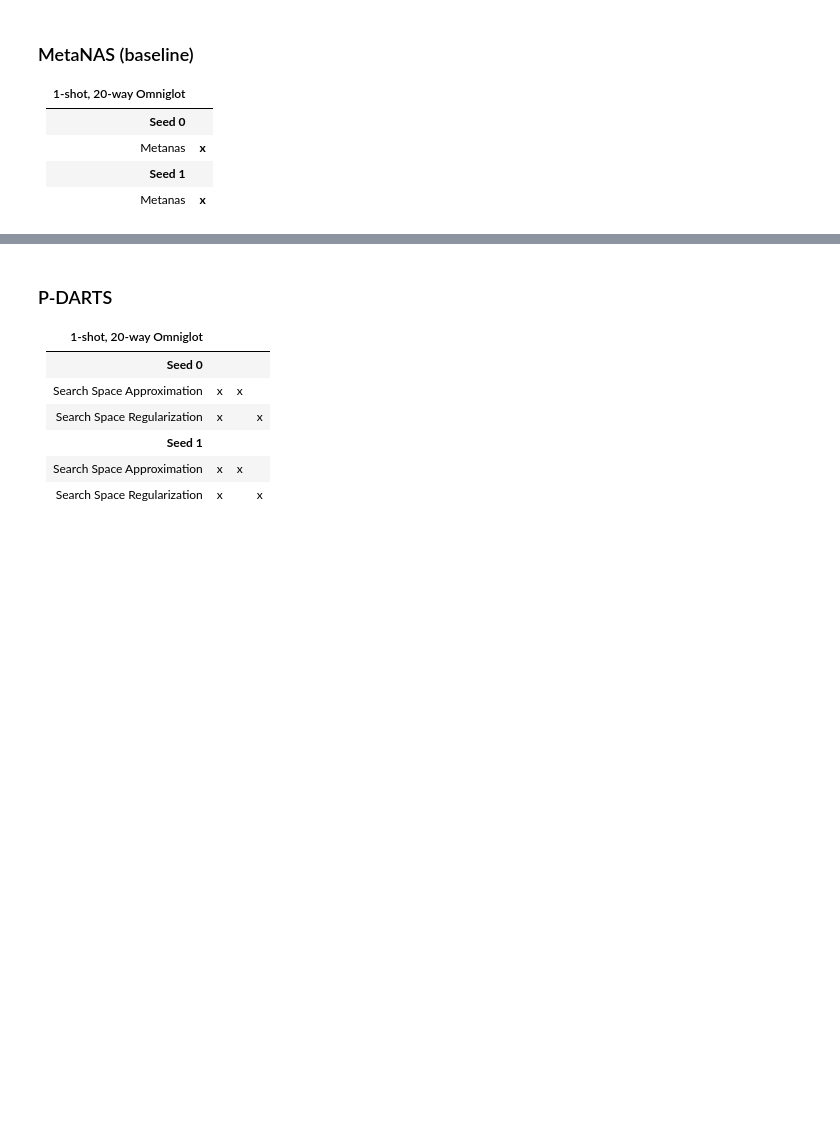
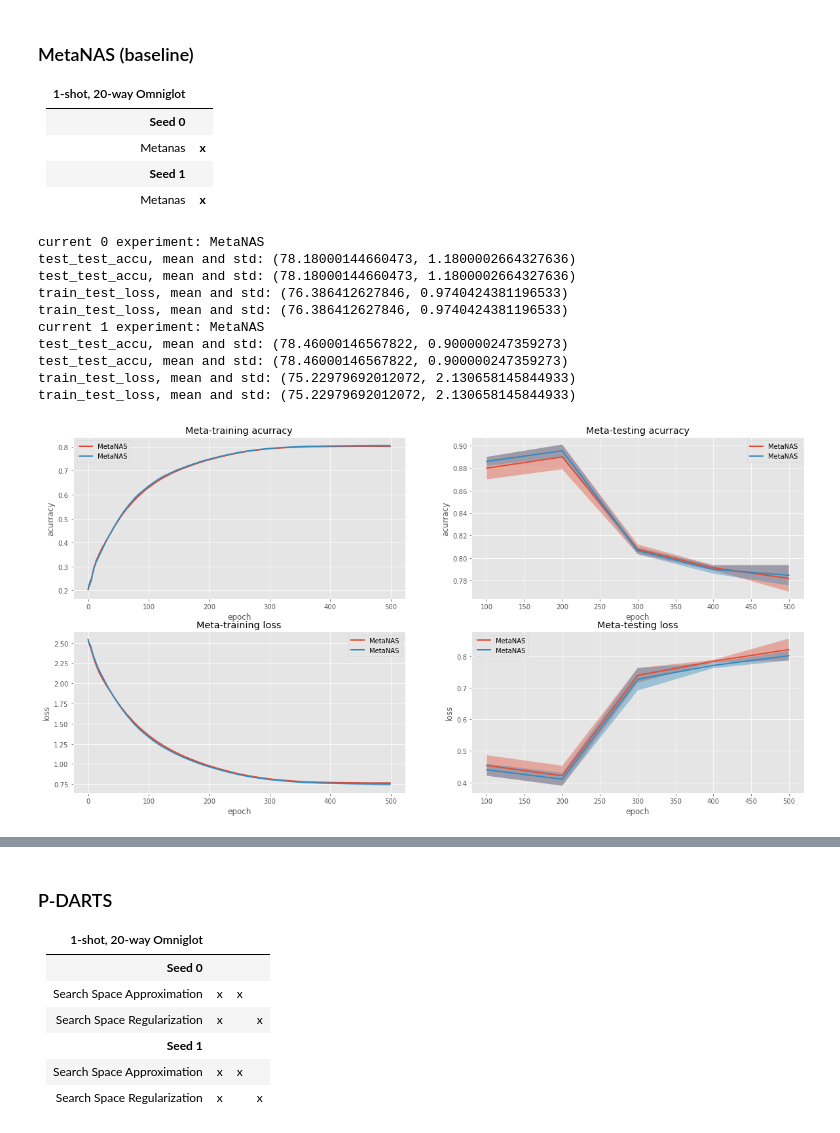
Before and after one commit to RobvanGastel/meta-fsl-nas, a Jupyter notebook: notebooks/Visualize MetaNAS.ipynb, the cells around one changed output, grey strips where cells are left out. Drawn from its saved outputs; the diff is of its cells as text; code cells hidden in the pictures; blank space fills up the shorter version.

Commit message:
Refactor notebooks for experiment viz

```diff
--- a/notebooks/Visualize MetaNAS.ipynb
+++ b/notebooks/Visualize MetaNAS.ipynb
@@ -198,3 +128,30 @@ plot_meta_testing_params(b_path, pa, indice="test_test_params")
 | Metanas	          | **x** |
 | **Seed 1**              |   |
 | Metanas  	          | **x** |
+# %%
+base_path = "/home/rob/Desktop/results/ablation"
+
+paths = [
+    "omniglot_train_metanas",
+    "omniglot_train_metanas_w_param",
+]
+
+names = [
+    "MetaNAS",
+    "MetaNAS",
+]
+
+plot_accuracy_loss_multiple_seeds(base_path, paths, names, eval_every=[100, 100],
+                   title="Ablation study, n=1, k=20, Omniglot dataset")
+# %% [output]
+current 0 experiment: MetaNAS
+test_test_accu, mean and std: (78.18000144660473, 1.1800002664327636)
+test_test_accu, mean and std: (78.18000144660473, 1.1800002664327636)
+train_test_loss, mean and std: (76.386412627846, 0.9740424381196533)
+train_test_loss, mean and std: (76.386412627846, 0.9740424381196533)
+current 1 experiment: MetaNAS
+test_test_accu, mean and std: (78.46000146567822, 0.900000247359273)
+test_test_accu, mean and std: (78.46000146567822, 0.900000247359273)
+train_test_loss, mean and std: (75.22979692012072, 2.130658145844933)
+train_test_loss, mean and std: (75.22979692012072, 2.130658145844933)
+[figure, added]
```
Also changed, not shown: parts of 35 cells of this notebook, 4 other files.
